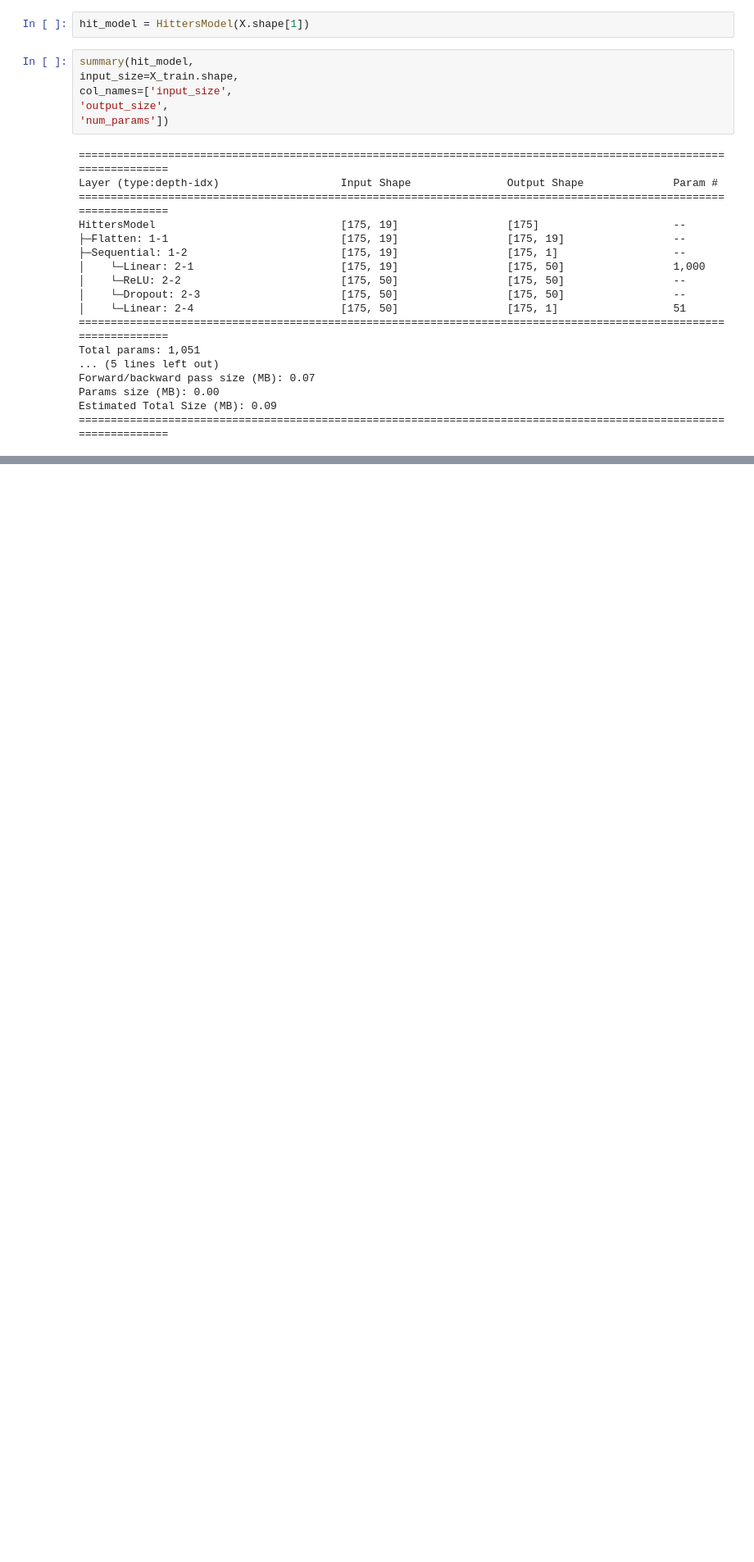
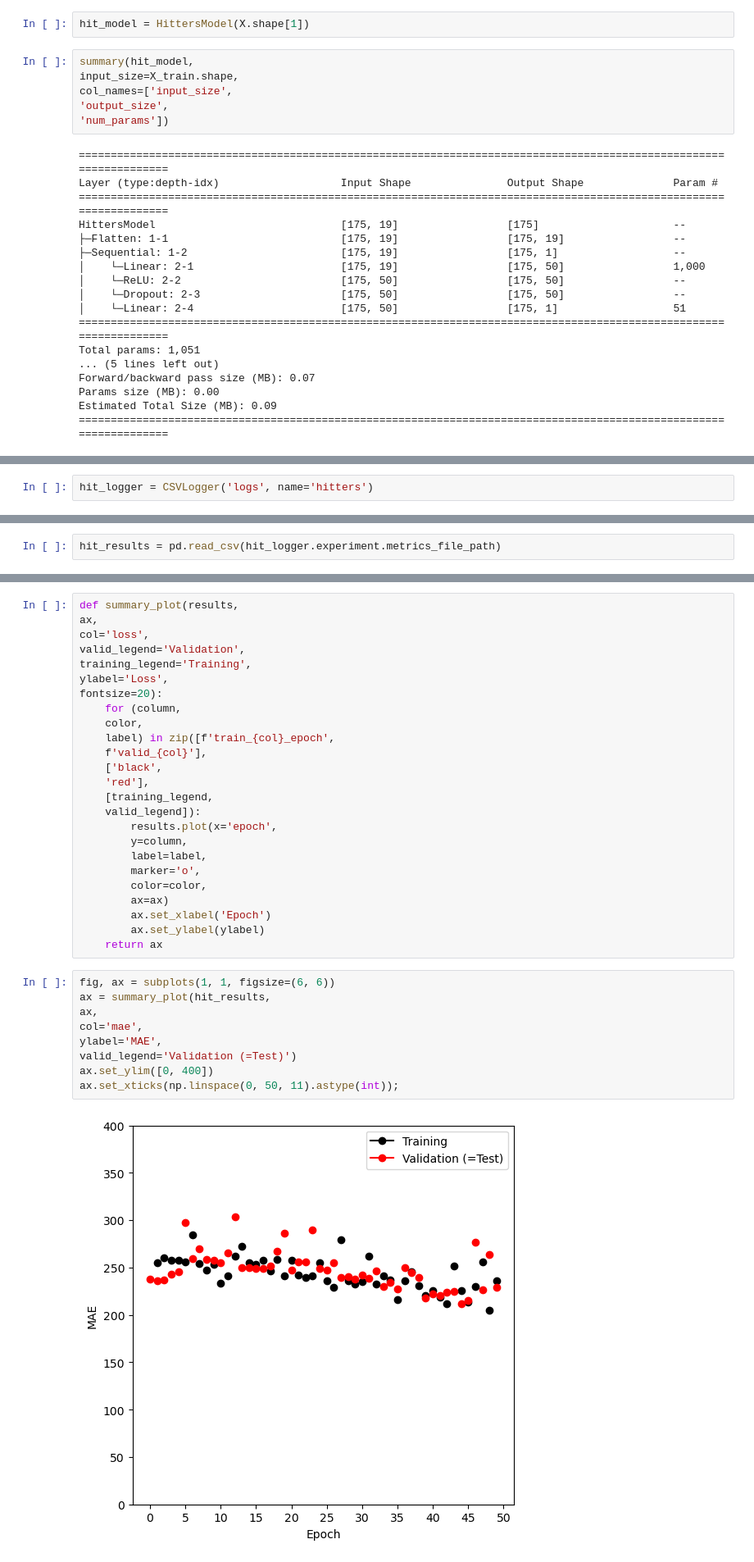
Before and after one commit to alisontuiyott/ML_Upskill, a Jupyter notebook: notebooks/IntroStatLearning_10_9_deep_learning.ipynb, the cells around one changed output, grey strips where cells are left out. Shown: that part at 82% size. Drawn from its saved outputs; the diff is of its cells as text; blank space fills up the shorter version.

```diff
--- a/notebooks/IntroStatLearning_10_9_deep_learning.ipynb
+++ b/notebooks/IntroStatLearning_10_9_deep_learning.ipynb
@@ -228,0 +358,2 @@ Estimated Total Size (MB): 0.09
+# %%
+hit_logger = CSVLogger('logs', name='hitters')
@@ -228,0 +397,2 @@ Estimated Total Size (MB): 0.09
+# %%
+hit_results = pd.read_csv(hit_logger.experiment.metrics_file_path)
@@ -228,0 +448,36 @@ Estimated Total Size (MB): 0.09
+# %%
+def summary_plot(results,
+ax,
+col='loss',
+valid_legend='Validation',
+training_legend='Training',
+ylabel='Loss',
+fontsize=20):
+    for (column,
+    color,
+    label) in zip([f'train_{col}_epoch',
+    f'valid_{col}'],
+    ['black',
+    'red'],
+    [training_legend,
+    valid_legend]):
+        results.plot(x='epoch',
+        y=column,
+        label=label,
+        marker='o',
+        color=color,
+        ax=ax)
+        ax.set_xlabel('Epoch')
+        ax.set_ylabel(ylabel)
+    return ax
+# %%
+fig, ax = subplots(1, 1, figsize=(6, 6))
+ax = summary_plot(hit_results,
+ax,
+col='mae',
+ylabel='MAE',
+valid_legend='Validation (=Test)')
+ax.set_ylim([0, 400])
+ax.set_xticks(np.linspace(0, 50, 11).astype(int));
+# %% [output]
+[figure, added]
```
Also changed, not shown: parts of 28 cells of this notebook.
